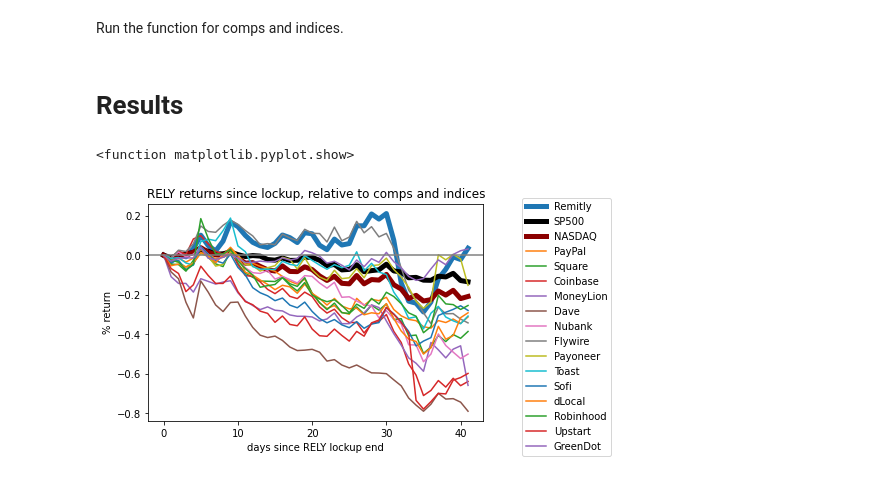
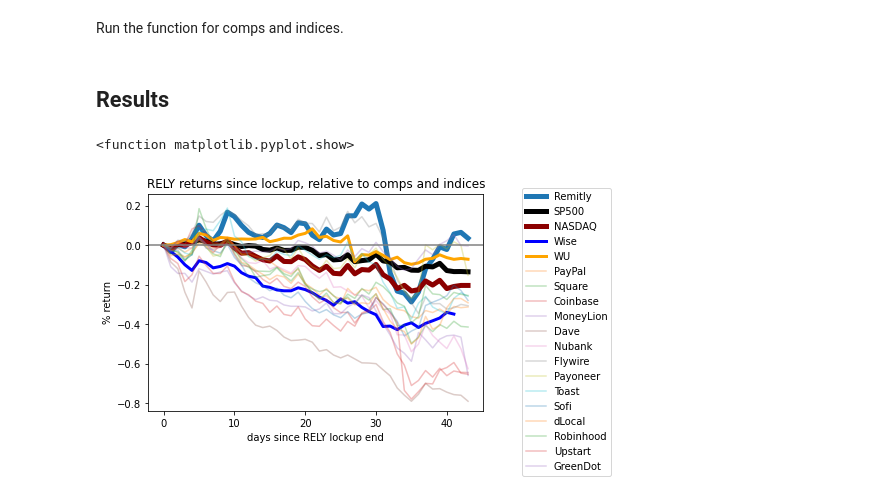
Before and after one commit to zdanielshi/data_science_LFZ, a Jupyter notebook: RELY_ANALYSIS.ipynb, the cells around one changed output. Cells and saved outputs as stored; diff of their text form; code cells hidden in the pictures.

```diff
--- a/RELY_ANALYSIS.ipynb
+++ b/RELY_ANALYSIS.ipynb
@@ -39,6 +59,7 @@ def get_stock(ticker):
 Run the function for comps and indices.
 # %%
 rely_returns = get_stock('rely')
+wise_returns = get_stock('wise.l')
 pypl_returns = get_stock('pypl')
 sq_returns = get_stock('sq')
 coin_returns = get_stock('coin')
@@ -53,35 +74,39 @@ dlo_returns = get_stock('dlo')
 hood_returns = get_stock('hood')
 upst_returns = get_stock('upst')
 gdot_returns = get_stock('gdot')
+wu_returns = get_stock('wu')
 spy_returns = get_stock('spy')
 nasdaq_100_returns = get_stock('^ndxt')
 # %% [markdown]
-# Results
+## Results
 # %%
 plt.plot(rely_returns, lw=5, label='Remitly')
 plt.plot(spy_returns, lw=5, color='black', label='SP500')
 plt.plot(nasdaq_100_returns, lw=5, color='darkred', label='NASDAQ')
-plt.plot(pypl_returns, label='PayPal')
-plt.plot(sq_returns, label='Square')
-plt.plot(coin_returns, label='Coinbase')
-plt.plot(ml_returns, label='MoneyLion')
-plt.plot(dave_returns, label='Dave')
-plt.plot(nu_returns, label='Nubank')
-plt.plot(flyw_returns, label='Flywire')
-plt.plot(payo_returns, label='Payoneer')
-plt.plot(tost_returns, label='Toast')
-plt.plot(sofi_returns, label='Sofi')
-plt.plot(dlo_returns, label='dLocal')
-plt.plot(hood_returns, label='Robinhood')
-plt.plot(upst_returns, label='Upstart')
-plt.plot(gdot_returns, label='GreenDot')
+plt.plot(wise_returns, label='Wise', color='blue', lw=3)
+plt.plot(wu_returns, label='WU', color='orange', lw=3)
+plt.plot(pypl_returns, label='PayPal', alpha=.3)
+plt.plot(sq_returns, label='Square', alpha=.3)
+plt.plot(coin_returns, label='Coinbase', alpha=.3)
+plt.plot(ml_returns, label='MoneyLion', alpha=.3)
+plt.plot(dave_returns, label='Dave', alpha=.3)
+plt.plot(nu_returns, label='Nubank', alpha=.3)
+plt.plot(flyw_returns, label='Flywire', alpha=.3)
+plt.plot(payo_returns, label='Payoneer', alpha=.3)
+plt.plot(tost_returns, label='Toast', alpha=.3)
+plt.plot(sofi_returns, label='Sofi', alpha=.3)
+plt.plot(dlo_returns, label='dLocal', alpha=.3)
+plt.plot(hood_returns, label='Robinhood', alpha=.3)
+plt.plot(upst_returns, label='Upstart', alpha=.3)
+plt.plot(gdot_returns, label='GreenDot', alpha=.3)
+
 
 plt.title('RELY returns since lockup, relative to comps and indices')
 plt.ylabel("% return")
 plt.xlabel("days since RELY lockup end")
 plt.axhline(y=0, color = 'gray')
 plt.legend(bbox_to_anchor=(1.1, 1.05))
 plt.show
 # %% [output]
 <function matplotlib.pyplot.show>
-[figure, old version]
+[figure, new version]
```
Also changed, not shown: parts of 5 cells of this notebook.
